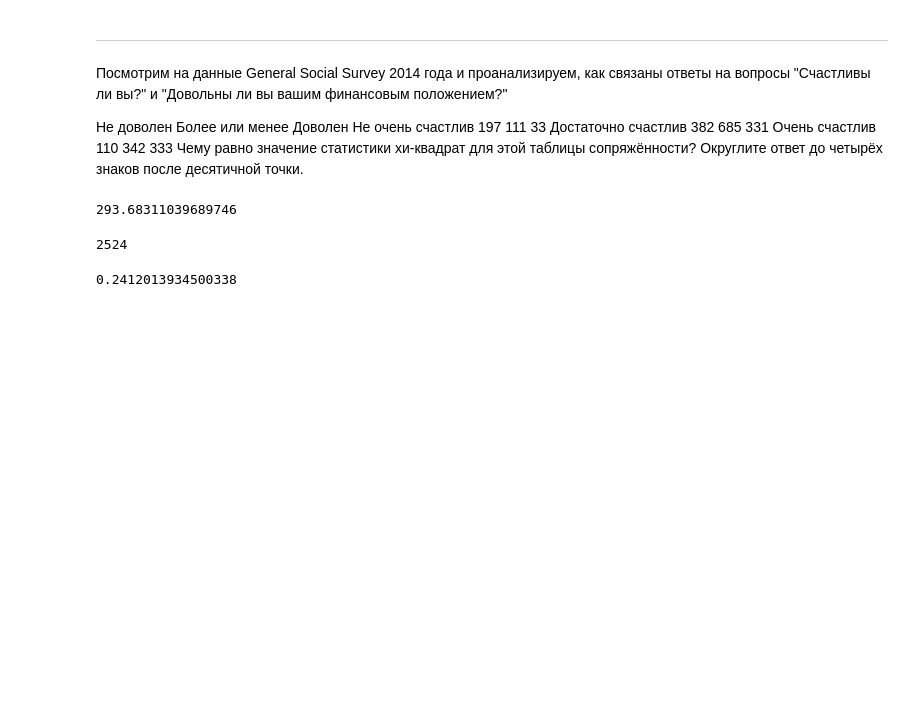
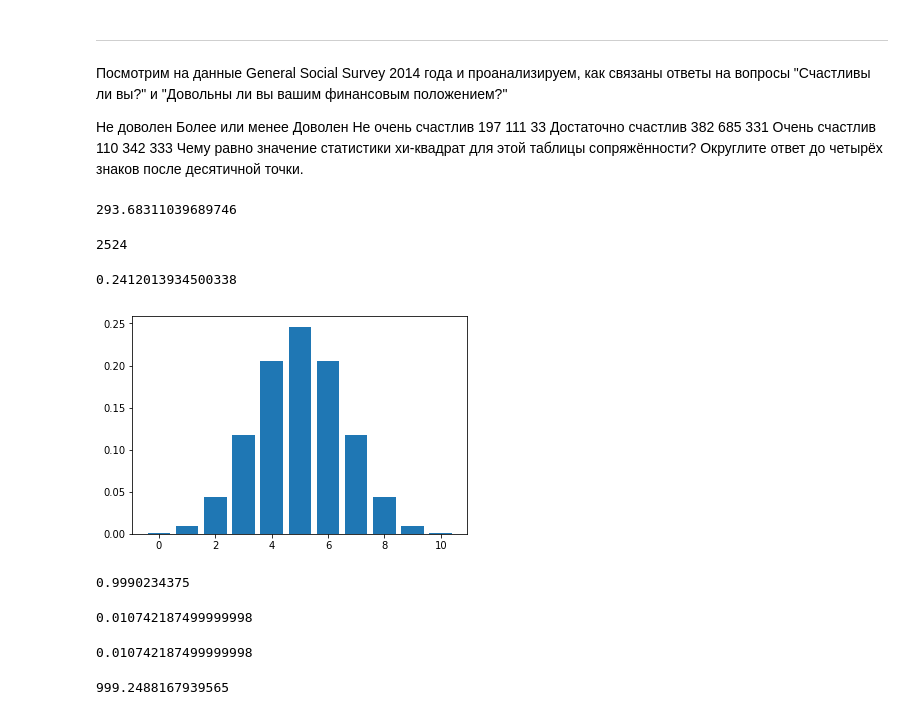
Before and after one commit to armavox/mldaspec, a Jupyter notebook: course4/notebooks/w3Quiz1_correlation.ipynb, the cells around one changed output. Drawn from its saved outputs; the diff is of its cells as text; code cells hidden in the pictures; blank space fills up the shorter version.

```diff
--- a/course4/notebooks/w3Quiz1_correlation.ipynb
+++ b/course4/notebooks/w3Quiz1_correlation.ipynb
@@ -147,3 +147,23 @@ V_Cramer = np.sqrt(
 print(V_Cramer)
 # %% [output]
 0.2412013934500338
+# %%
+b = sts.binom(10, 0.5)
+# %%
+x = np.linspace(0,10, 11)
+# %%
+plt.bar(x, b.pmf(x));
+# %% [output]
+[figure, added]
+# %%
+b.cdf(9)
+# %% [output]
+0.9990234375
+# %%
+sts.binom_test(9, 10, .5, alternative='greater')
+# %% [output]
+0.010742187499999998
+# %%
+sts.binom.sf(8, 10, .5)
+# %% [output]
+0.010742187499999998
@@ -149,0 +173,4 @@ print(V_Cramer)
+# %%
+1627.93*1194.4 * (31/60321.7)
+# %% [output]
+999.2488167939565
```
Also changed, not shown: parts of 9 cells of this notebook, 19 other files.
